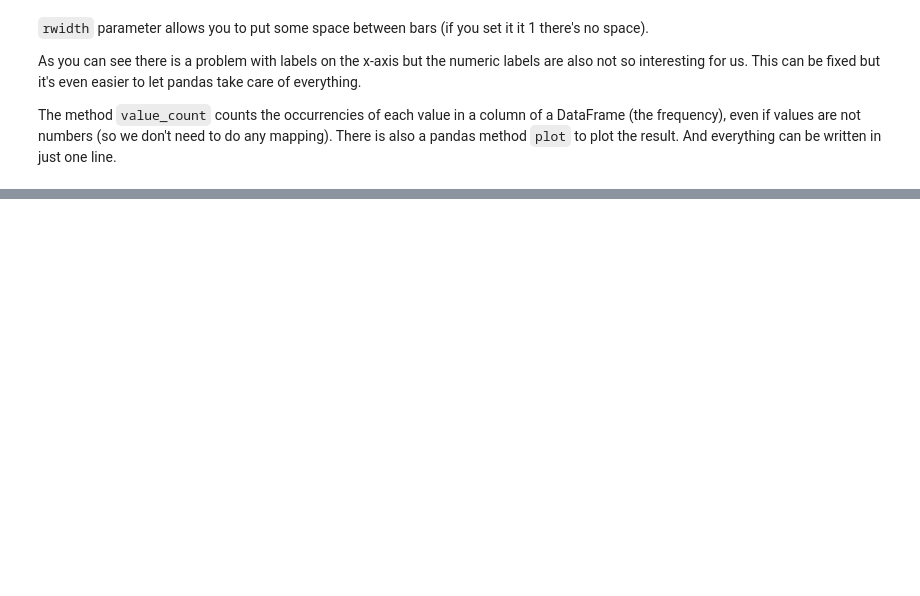
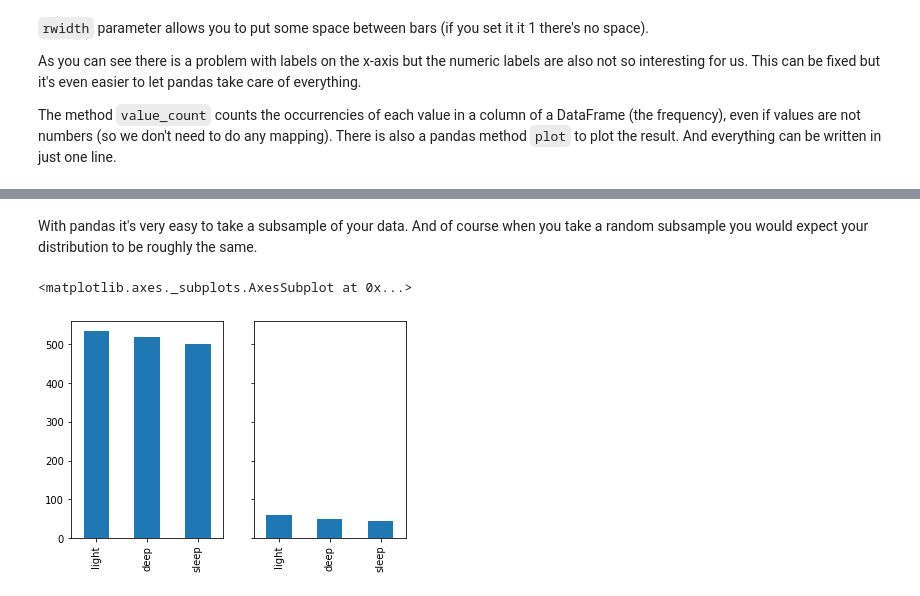
Before and after one commit to arnaumanasanch/neuropy_crashcourse, a Jupyter notebook: distributions.ipynb, the cells around one changed output, grey strips where cells are left out. Drawn from its saved outputs; the diff is of its cells as text; code cells hidden in the pictures; blank space fills up the shorter version.

```diff
--- a/distributions.ipynb
+++ b/distributions.ipynb
@@ -72,0 +73,10 @@ data.level.value_counts().plot(kind='bar')
+# %% [markdown]
+With pandas it's very easy to take a subsample of your data. And of course when you take a random subsample you would expect your distribution to be roughly the same.
+# %%
+subsample = data.sample(frac=.1)
+fig, axs = plt.subplots(ncols=2, sharey=True)
+data.level.value_counts().plot(kind='bar', ax=axs[0])
+subsample.level.value_counts().plot(kind='bar', ax=axs[1])
+# %% [output]
+<matplotlib.axes._subplots.AxesSubplot at 0x...>
+[figure, added]
```
Also changed, not shown: parts of 13 cells of this notebook.
